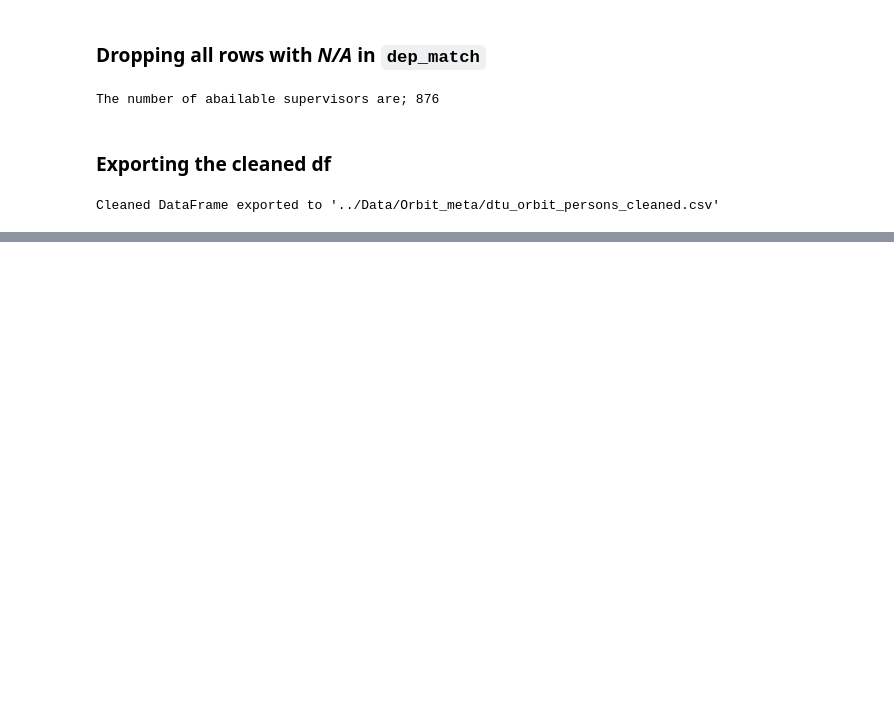
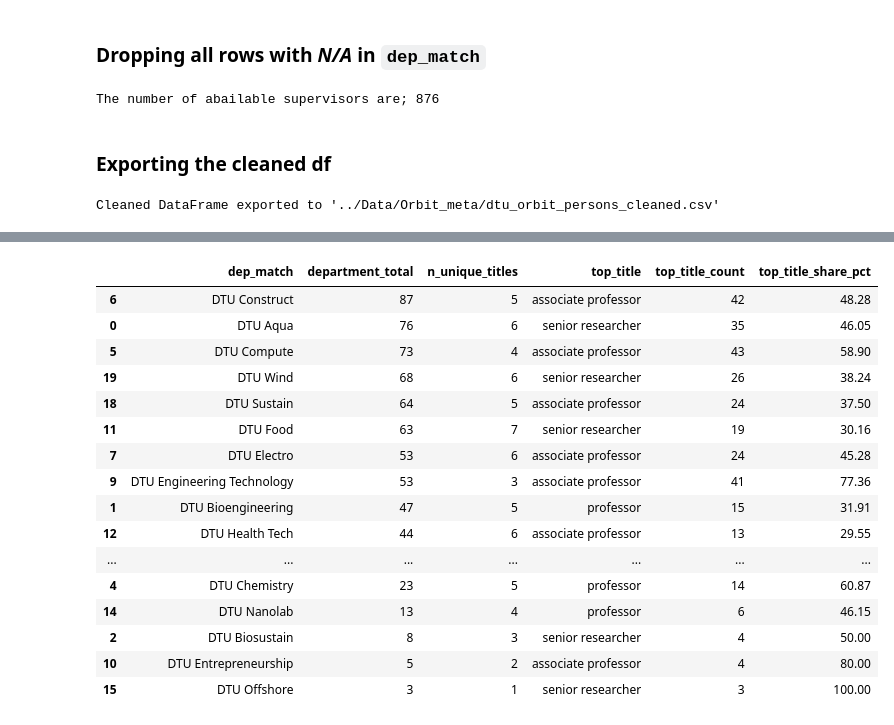
Before and after one commit to OliverKviat/Thesis_OCR, a Jupyter notebook: exploring_data/Cleaning_Orbit_Meta.ipynb, the cells around one changed output, grey strips where cells are left out. Cells and saved outputs as stored; diff of their text form; code cells hidden in the pictures; blank space fills up the shorter version.

```diff
--- a/exploring_data/Cleaning_Orbit_Meta.ipynb
+++ b/exploring_data/Cleaning_Orbit_Meta.ipynb
@@ -266,0 +385,75 @@ Cleaned DataFrame exported to '../Data/Orbit_meta/dtu_orbit_persons_cleaned.csv'
+# %%
+# 4) Title x Department cross table
+ct = pd.crosstab(orbit_data["professional_title"], orbit_data["dep_match"])
+ct_with_total = ct.copy()
+ct_with_total["Total"] = ct_with_total.sum(axis=1)
+
+print("\nCross table (counts): professional_title x dep_match")
+display(ct_with_total)
+
+# 5) Normalized views
+ct_row_pct = (ct.div(ct.sum(axis=1), axis=0) * 100).round(1)   # department mix within each title
+ct_col_pct = (ct.div(ct.sum(axis=0), axis=1) * 100).round(1)   # title mix within each department
+
+print("\nRow-normalized cross table (% within each professional_title):")
+display(ct_row_pct)
+
+print("\nColumn-normalized cross table (% within each dep_match):")
+display(ct_col_pct)
+
+# 6) Most frequent title-department combinations
+pair_stats = (
+    orbit_data.groupby(["professional_title", "dep_match"])
+    .size()
+    .reset_index(name="count")
+    .sort_values("count", ascending=False)
+)
+pair_stats["pct_of_all"] = (pair_stats["count"] / n_rows * 100).round(2)
+
+print("\nTop 20 title-department pairs:")
+display(pair_stats.head(20))
+
+# 7) Diversity metrics
+# Number of unique titles per department + dominant title share
+dep_diversity = (
+    orbit_data.groupby("dep_match")["professional_title"]
+    .nunique()
+    .rename("n_unique_titles")
+    .reset_index()
+)
+
+dep_top_title = (
+    orbit_data.groupby(["dep_match", "professional_title"])
+    .size()
+    .reset_index(name="count")
+    .sort_values(["dep_match", "count"], ascending=[True, False])
+    .drop_duplicates("dep_match")
+    .rename(columns={"professional_title": "top_title", "count": "top_title_count"})
+)
+
+dep_sizes = (
+    orbit_data.groupby("dep_match")
+    .size()
+    .rename("department_total")
+    .reset_index()
+)
+
+dep_summary = dep_sizes.merge(dep_diversity, on="dep_match").merge(dep_top_title, on="dep_match")
+dep_summary["top_title_share_pct"] = (dep_summary["top_title_count"] / dep_summary["department_total"] * 100).round(2)
+dep_summary = dep_summary.sort_values("department_total", ascending=False)
+
+print("\nDepartment-level diversity and dominant title:")
+display(dep_summary)
+
+# Number of unique departments per title
+title_spread = (
+    orbit_data.groupby("professional_title")["dep_match"]
+    .nunique()
+    .rename("n_unique_departments")
+    .reset_index()
+    .sort_values("n_unique_departments", ascending=False)
+)
+
+print("\nTitle spread across departments:")
+display(title_spread)
+# %% [output]
@@ -266,0 +513,17 @@ Cleaned DataFrame exported to '../Data/Orbit_meta/dtu_orbit_persons_cleaned.csv'
+|  | dep_match | department_total | n_unique_titles | top_title | top_title_count | top_title_share_pct |
+| 6 | DTU Construct | 87 | 5 | associate professor | 42 | 48.28 |
+| 0 | DTU Aqua | 76 | 6 | senior researcher | 35 | 46.05 |
+| 5 | DTU Compute | 73 | 4 | associate professor | 43 | 58.90 |
+| 19 | DTU Wind | 68 | 6 | senior researcher | 26 | 38.24 |
+| 18 | DTU Sustain | 64 | 5 | associate professor | 24 | 37.50 |
+| 11 | DTU Food | 63 | 7 | senior researcher | 19 | 30.16 |
+| 7 | DTU Electro | 53 | 6 | associate professor | 24 | 45.28 |
+| 9 | DTU Engineering Technology | 53 | 3 | associate professor | 41 | 77.36 |
+| 1 | DTU Bioengineering | 47 | 5 | professor | 15 | 31.91 |
+| 12 | DTU Health Tech | 44 | 6 | associate professor | 13 | 29.55 |
+| ... | ... | ... | ... | ... | ... | ... |
+| 4 | DTU Chemistry | 23 | 5 | professor | 14 | 60.87 |
+| 14 | DTU Nanolab | 13 | 4 | professor | 6 | 46.15 |
+| 2 | DTU Biosustain | 8 | 3 | senior researcher | 4 | 50.00 |
+| 10 | DTU Entrepreneurship | 5 | 2 | associate professor | 4 | 80.00 |
+| 15 | DTU Offshore | 3 | 1 | senior researcher | 3 | 100.00 |
```
Also changed, not shown: parts of 8 cells of this notebook.
